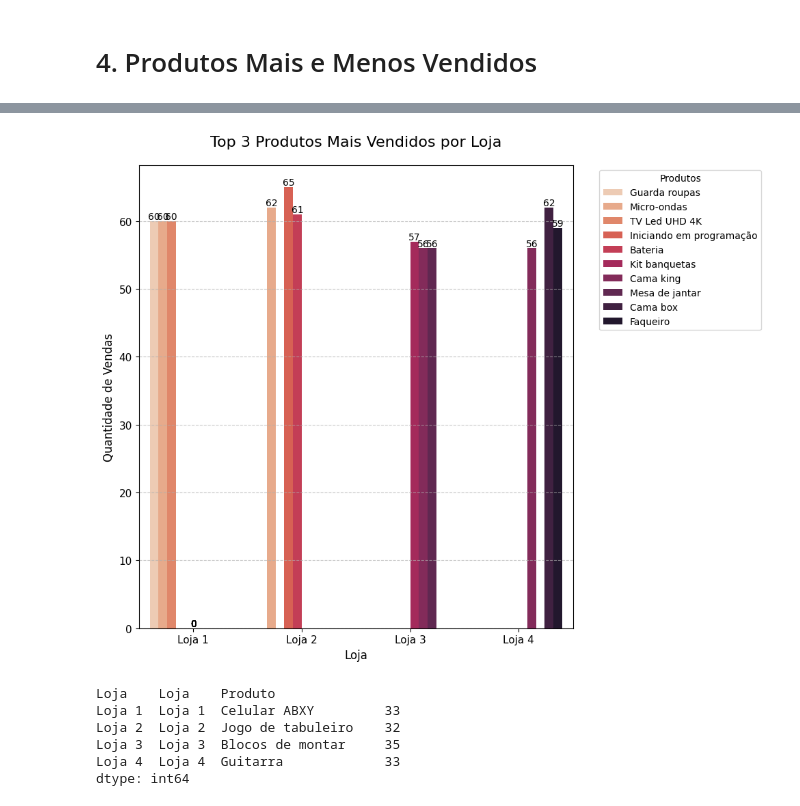
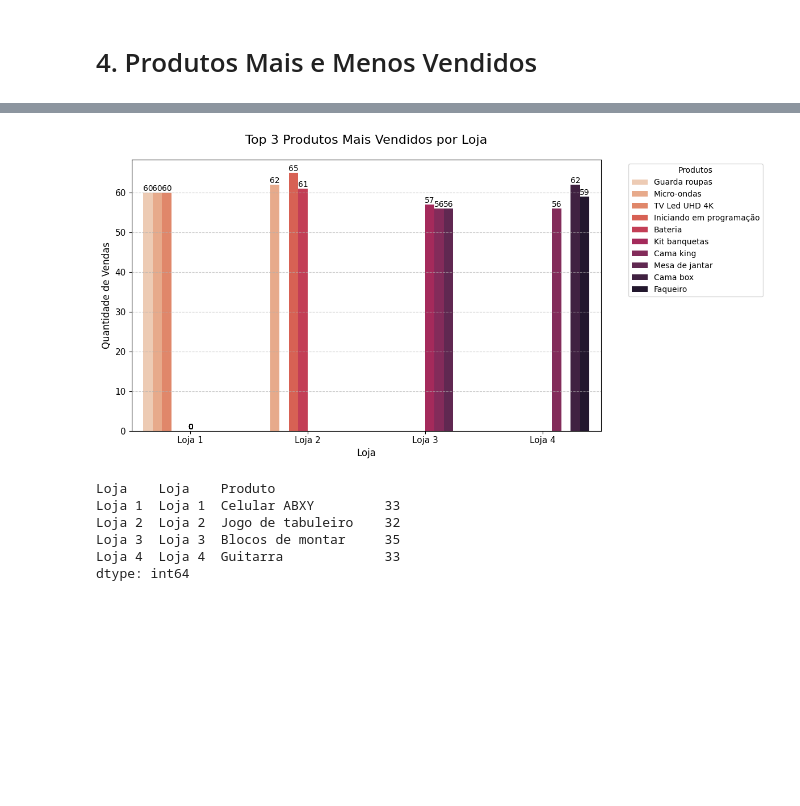
Before and after one commit to Wevertonfarias/Challenge-Alura-Store, a Jupyter notebook: ConclusaoAluraStoreBr.ipynb, the cells around one changed output, grey strips where cells are left out. Cells and saved outputs as stored; diff of their text form; code cells hidden in the pictures; blank space fills up the shorter version.

```diff
--- a/ConclusaoAluraStoreBr.ipynb
+++ b/ConclusaoAluraStoreBr.ipynb
@@ -197,32 +197,32 @@ Loja 4  Loja 4  Cama box                    62
                 Cama king                   56
 dtype: int64
 # %%
-plt.figure(figsize=(10, 8))
+plt.figure(figsize=(12, 6))
 top_produtos_df = top_produtos.reset_index(level=1, name='Vendas')
 
 sns.barplot(x='Loja', y='Vendas', hue='Produto', data=top_produtos_df, palette='rocket_r')
 
 plt.title('Top 3 Produtos Mais Vendidos por Loja', fontsize=16, pad=20)
 plt.xlabel('Loja', fontsize=12)
 plt.ylabel('Quantidade de Vendas', fontsize=12)
 plt.xticks(fontsize=11)
 plt.yticks(fontsize=11)
 plt.legend(title='Produtos', bbox_to_anchor=(1.05, 1), fontsize=10)
 plt.grid(axis='y', linestyle='--', alpha=0.7)
 
 # Adicionar valores nas barras
 for p in plt.gca().patches:
     plt.gca().annotate(f'{int(p.get_height())}',
                       (p.get_x() + p.get_width() / 2., p.get_height()),
                       ha='center', va='center',
                       xytext=(0, 5),
                       textcoords='offset points',
                       fontsize=10)
 
 plt.tight_layout()
 plt.show()
 # %% [output]
-[figure, old version]
+[figure, new version]
 # %%
 produtos_menos_vendidos = dados_completos.groupby(['Loja', 'Produto']).size().groupby('Loja').nsmallest(1)
 print(produtos_menos_vendidos)
```
